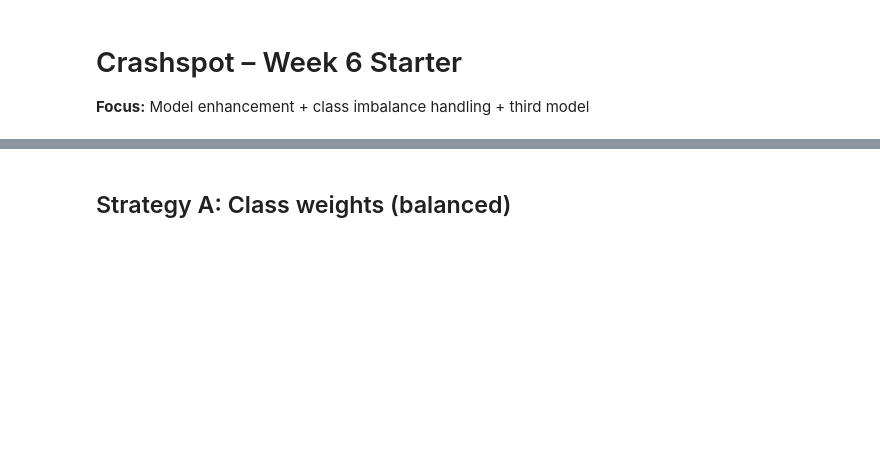
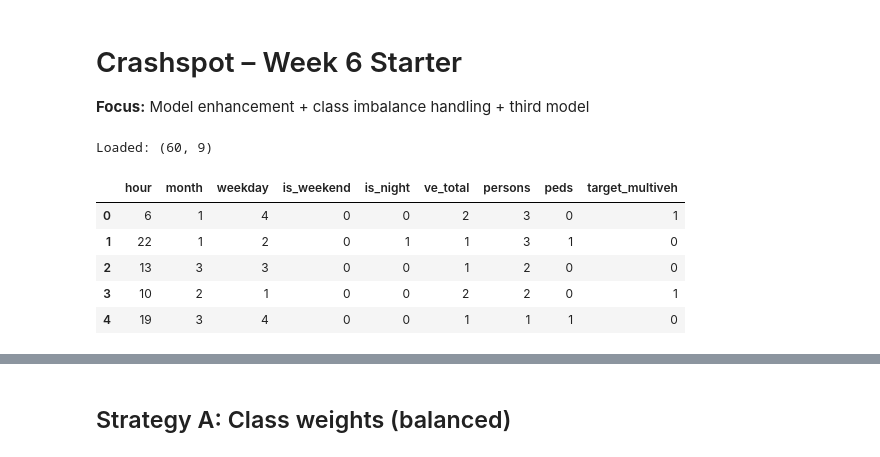
Before and after one commit to MistaZero07/crashspot-research, a Jupyter notebook: Crashspot_Week6_Starter/Crashspot_Week6_Starter.ipynb, the cells around one changed output, grey strips where cells are left out. Cells and saved outputs as stored; diff of their text form; code cells hidden in the pictures; blank space fills up the shorter version.

Commit message:
updating with output

```diff
--- a/Crashspot_Week6_Starter/Crashspot_Week6_Starter.ipynb
+++ b/Crashspot_Week6_Starter/Crashspot_Week6_Starter.ipynb
@@ -10,34 +10,42 @@ import pandas as pd
 import numpy as np
 import matplotlib.pyplot as plt
 
 from sklearn.model_selection import train_test_split
 from sklearn.linear_model import LogisticRegression
 from sklearn.ensemble import RandomForestClassifier, GradientBoostingClassifier
 from sklearn.metrics import (classification_report, confusion_matrix,
                              RocCurveDisplay, PrecisionRecallDisplay,
                              accuracy_score, f1_score)
 from sklearn.utils.class_weight import compute_class_weight
 
 # Optional: SMOTE (may not be installed). We'll try and fallback gracefully.
 try:
     from imblearn.over_sampling import SMOTE
     HAS_SMOTE = True
 except Exception as e:
     HAS_SMOTE = False
     print("SMOTE not available; proceeding without it. To enable: pip install imbalanced-learn")
 
 # Paths (assuming this notebook lives in Crashspot/notebooks/)
 DATA_PATH = "../data_clean/week5_features.csv"
-FIG_DIR = "../output/figures"
+FIG_DIR = "../docs/figures"
 MODEL_DIR = "../models"
 
 os.makedirs(FIG_DIR, exist_ok=True)
 os.makedirs(MODEL_DIR, exist_ok=True)
 
 # Load Week 5 engineered dataset
 df = pd.read_csv(DATA_PATH)
 print("Loaded:", df.shape)
 df.head()
+# %% [output]
+Loaded: (60, 9)
+|  | hour | month | weekday | is_weekend | is_night | ve_total | persons | peds | target_multiveh |
+| 0 | 6 | 1 | 4 | 0 | 0 | 2 | 3 | 0 | 1 |
+| 1 | 22 | 1 | 2 | 0 | 1 | 1 | 3 | 1 | 0 |
+| 2 | 13 | 3 | 3 | 0 | 0 | 1 | 2 | 0 | 0 |
+| 3 | 10 | 2 | 1 | 0 | 0 | 2 | 2 | 0 | 1 |
+| 4 | 19 | 3 | 4 | 0 | 0 | 1 | 1 | 1 | 0 |
 # %%
 
 # Features/target
```
Also changed, not shown: parts of 4 cells of this notebook.
